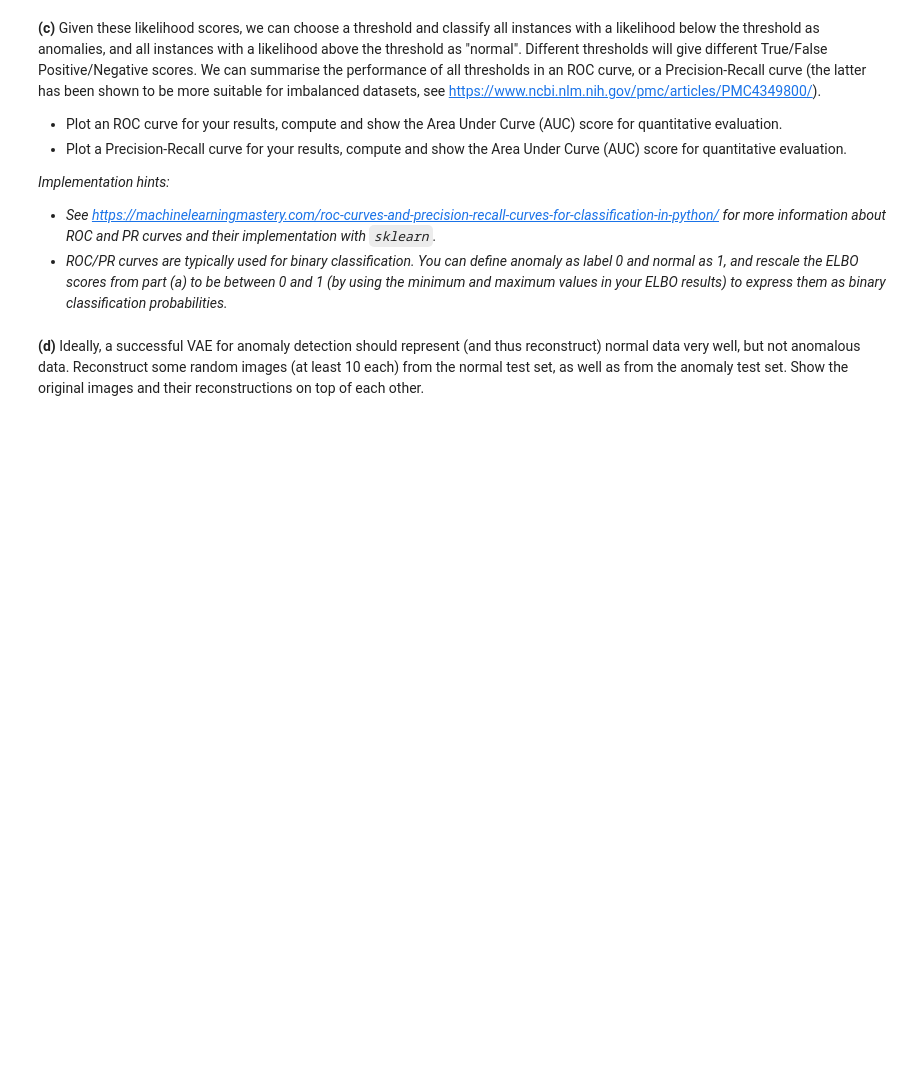
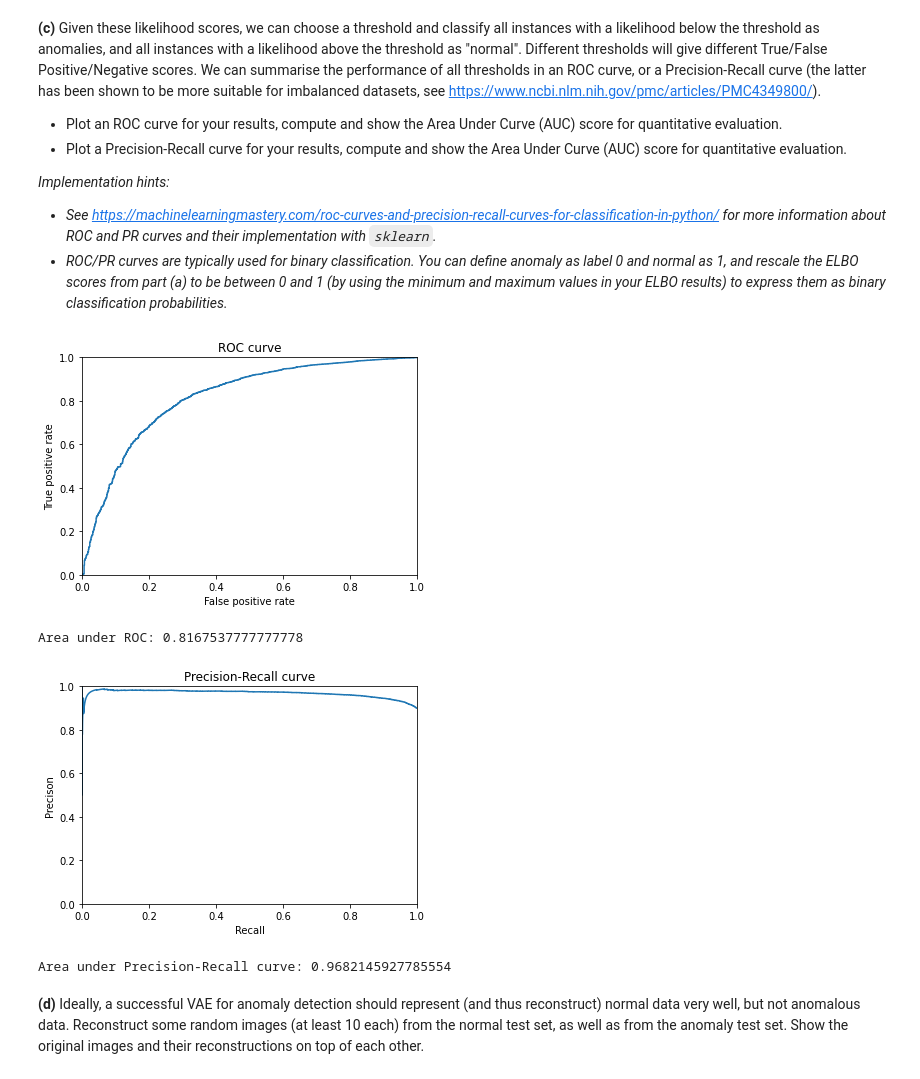
Before and after one commit to tommasobonomo/deeplearning-assignments, a Jupyter notebook: Assignment 4/Assignment_4.ipynb, the cells around one changed output. Cells and saved outputs as stored; diff of their text form; code cells hidden in the pictures; blank space fills up the shorter version.

Commit message:
First complete implementation
AUPRC: 0.96821
AUROC: 0.81675

```diff
--- a/Assignment 4/Assignment_4.ipynb
+++ b/Assignment 4/Assignment_4.ipynb
@@ -285,3 +284,35 @@ sns.kdeplot(anomaly_test_losses, shade=True, label="Anomaly", color="red")
+# %%
+#### INSERT CODE HERE ####
+scaled_normal_losses = (normal_test_losses - normal_test_losses.min()) / (normal_test_losses.max() - normal_test_losses.min())
+scaled_anomaly_losses = (anomaly_test_losses - anomaly_test_losses.min()) / (anomaly_test_losses.max() - anomaly_test_losses.min())
+
+y_true = np.concatenate((np.ones_like(normal_test_losses), np.zeros_like(anomaly_test_losses)))
+y_pred = np.concatenate((scaled_normal_losses, scaled_anomaly_losses))
+
+fpr, tpr, thresholds_roc = roc_curve(y_true, y_pred)
+plt.plot(fpr, tpr, scalex=False, scaley=False)
+plt.title("ROC curve")
+plt.xlabel("False positive rate")
+plt.ylabel("True positive rate")
+plt.show()
+
+auroc = auc(fpr, tpr)
+print(f"Area under ROC: {auroc}")
+
+precision, recall, thresholds_prc = precision_recall_curve(y_true, y_pred)
+plt.plot(recall, precision, scalex=False, scaley=False)
+plt.title("Precision-Recall curve")
+plt.xlabel("Recall")
+plt.ylabel("Precison")
+plt.show()
+
+auprc = auc(recall, precision)
+print(f"Area under Precision-Recall curve: {auprc}")
+# %% [output]
+[figure, added]
+Area under ROC: 0.8167537777777778
+[figure, added]
+Area under Precision-Recall curve: 0.9682145927785554
 # %% [markdown]
 **(d)** Ideally, a successful VAE for anomaly detection should represent (and thus reconstruct) normal data very well, but not anomalous data. Reconstruct some random images (at least 10 each) from the normal test set, as well as from the anomaly test set. Show the original images and their reconstructions on top of each other.
 # %%
```
Also changed, not shown: parts of 8 cells of this notebook.
